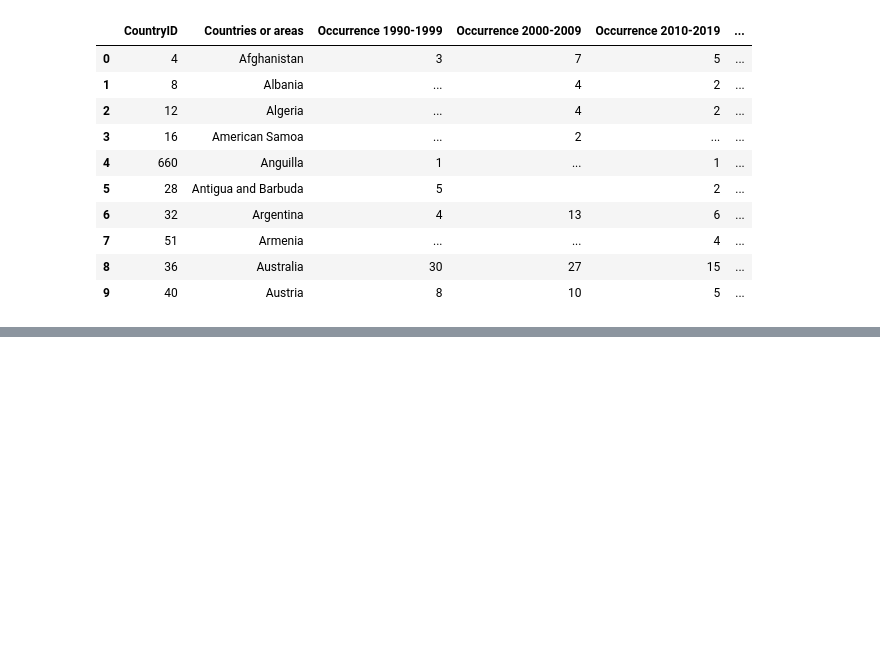
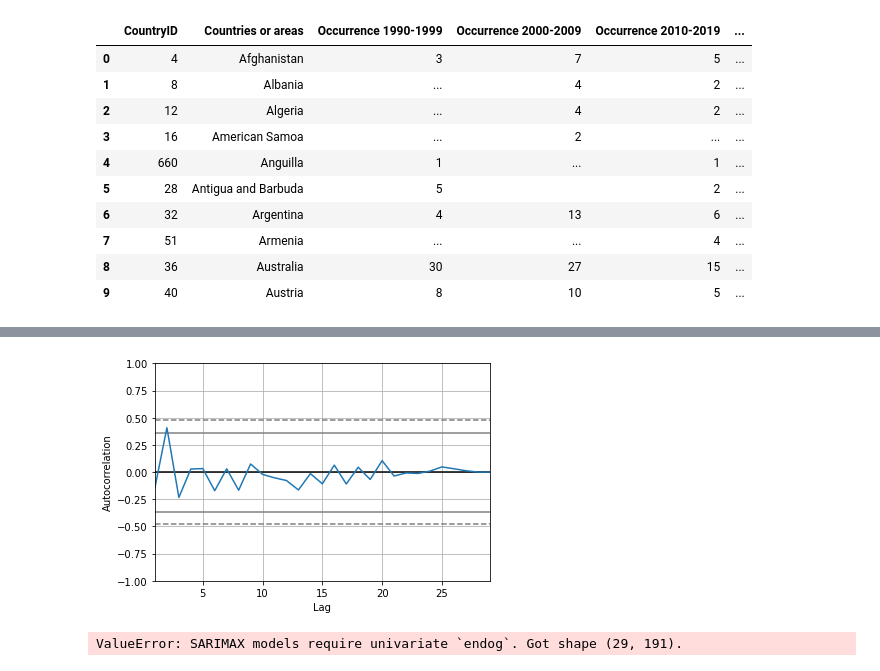
Before and after one commit to OMGitsJoeMG/Springboard-Projects, a Jupyter notebook: Global Environmental.ipynb, the cells around one changed output, grey strips where cells are left out. Drawn from its saved outputs; the diff is of its cells as text; code cells hidden in the pictures; blank space fills up the shorter version.

```diff
--- a/Global Environmental.ipynb
+++ b/Global Environmental.ipynb
@@ -228,0 +570,21 @@ NameError: name 'freshwater' is not defined
+# %%
+autocorrelation_plot(co2dates['Global CO2'])
+plt.show()
+# %% [output]
+[figure, added]
+# %%
+model = ARIMA(co2dates, order=(3,1,0))
+model_fit = model.fit()
+# summary of fit model
+print(model_fit.summary())
+# line plot of residuals
+residuals = DataFrame(model_fit.resid)
+residuals.plot()
+pyplot.show()
+# density plot of residuals
+residuals.plot(kind='kde')
+pyplot.show()
+# summary stats of residuals
+print(residuals.describe())
+# %% [output]
+ValueError: SARIMAX models require univariate `endog`. Got shape (29, 191).
```
Also changed, not shown: parts of 31 cells of this notebook.
